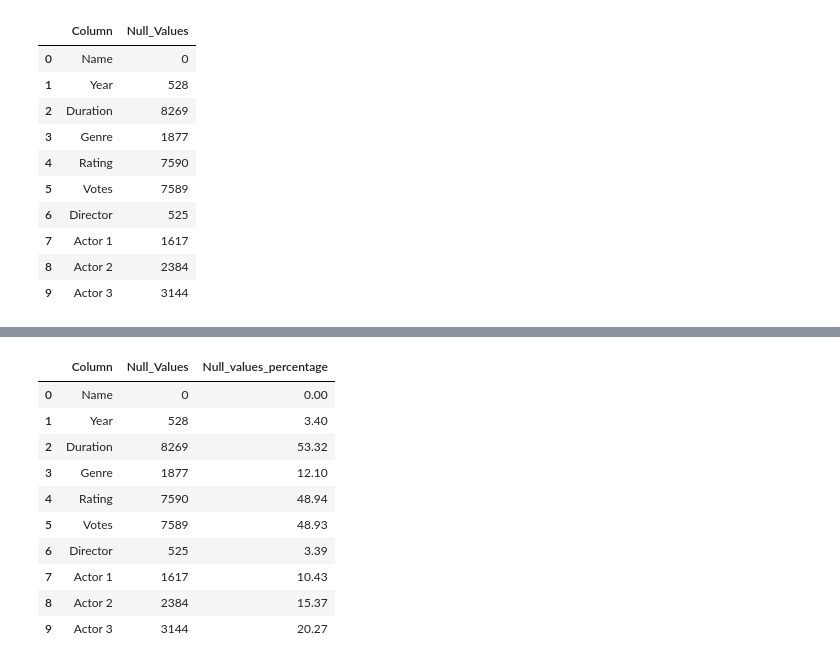
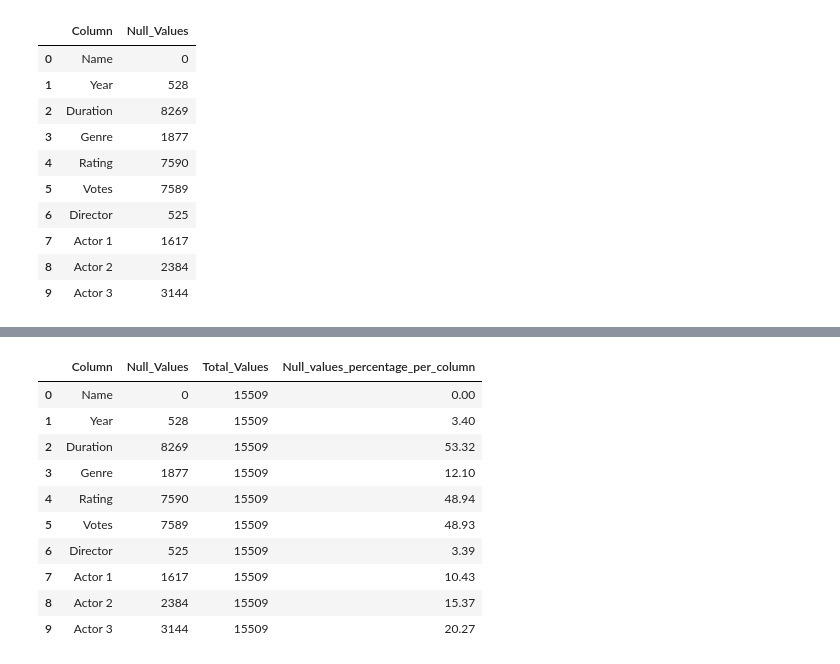
Before and after one commit to razeenbari/CODSOFT, a Jupyter notebook: task no 1 (Movie Rating Prediction With Python)/Task1.ipynb, the cells around one changed output, grey strips where cells are left out. Cells and saved outputs as stored; diff of their text form; code cells hidden in the pictures.

```diff
--- a/task no 1 (Movie Rating Prediction With Python)/Task1.ipynb
+++ b/task no 1 (Movie Rating Prediction With Python)/Task1.ipynb
@@ -57,16 +77,15 @@ null_dataset
 # %%
-null_dataset['Null_values_percentage'] = round((null_dataset['Null_Values']/df.shape[0])*100,2)
+null_dataset['Null_values_percentage_per_column'] = round((null_dataset['Null_Values']/df.shape[0])*100,2)
+null_dataset
+# %% [output]
+|  | Column | Null_Values | Total_Values | Null_values_percentage_per_column |
+| 0 | Name | 0 | 15509 | 0.00 |
+| 1 | Year | 528 | 15509 | 3.40 |
+| 2 | Duration | 8269 | 15509 | 53.32 |
+| 3 | Genre | 1877 | 15509 | 12.10 |
+| 4 | Rating | 7590 | 15509 | 48.94 |
+| 5 | Votes | 7589 | 15509 | 48.93 |
+| 6 | Director | 525 | 15509 | 3.39 |
+| 7 | Actor 1 | 1617 | 15509 | 10.43 |
+| 8 | Actor 2 | 2384 | 15509 | 15.37 |
+| 9 | Actor 3 | 3144 | 15509 | 20.27 |
-# %%
-null_dataset
-# %% [output]
-|  | Column | Null_Values | Null_values_percentage |
-| 0 | Name | 0 | 0.00 |
-| 1 | Year | 528 | 3.40 |
-| 2 | Duration | 8269 | 53.32 |
-| 3 | Genre | 1877 | 12.10 |
-| 4 | Rating | 7590 | 48.94 |
-| 5 | Votes | 7589 | 48.93 |
-| 6 | Director | 525 | 3.39 |
-| 7 | Actor 1 | 1617 | 10.43 |
-| 8 | Actor 2 | 2384 | 15.37 |
-| 9 | Actor 3 | 3144 | 20.27 |
```
Also changed, not shown: parts of 23 cells of this notebook.
